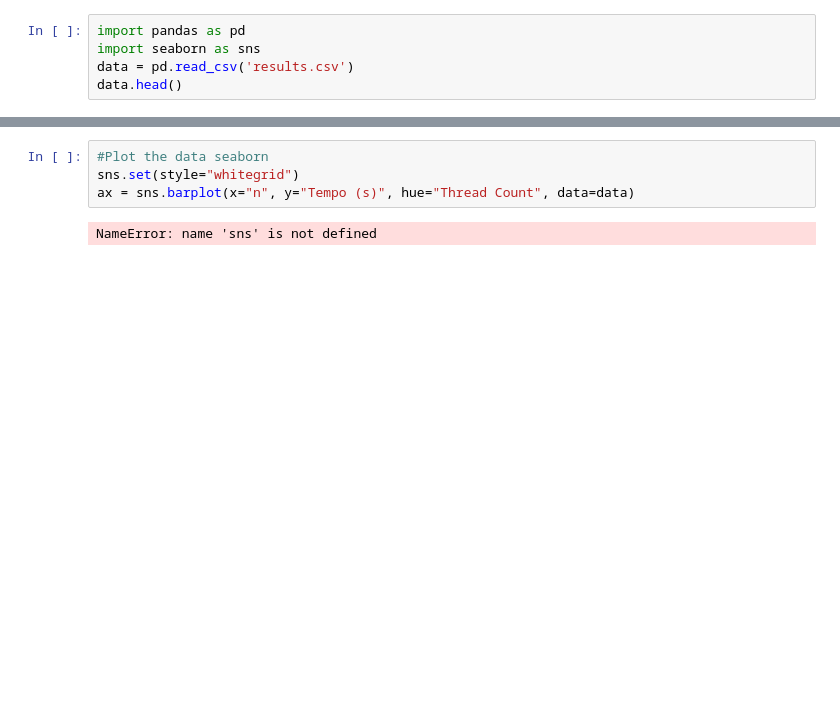
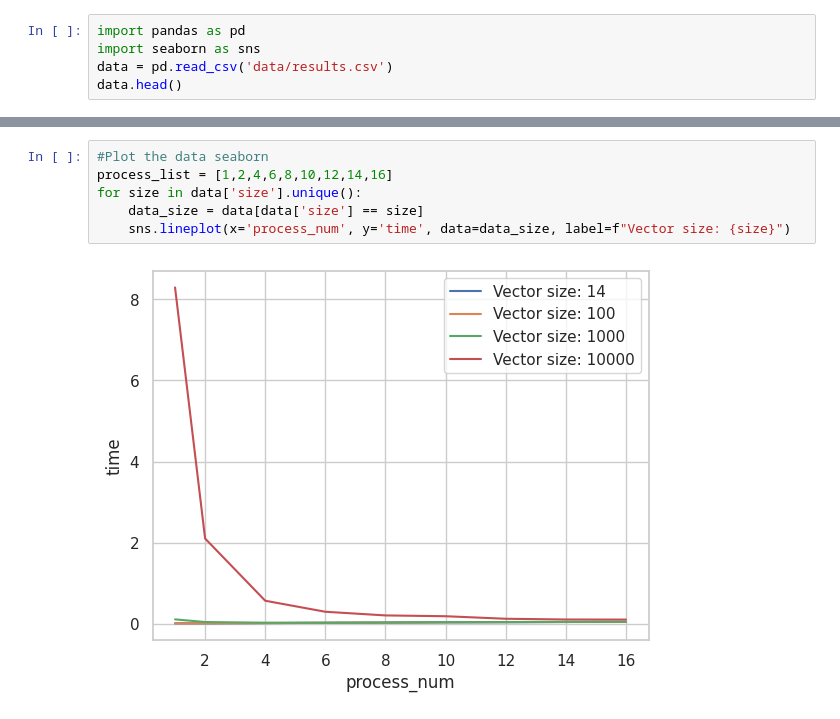
Before and after one commit to kampuzzle/Sistemas-Distribuidos, a Jupyter notebook: Lab01/graficos.ipynb, the cells around one changed output, grey strips where cells are left out. Drawn from its saved outputs; the diff is of its cells as text; blank space fills up the shorter version.

```diff
--- a/Lab01/graficos.ipynb
+++ b/Lab01/graficos.ipynb
@@ -1,6 +1,6 @@
 # %%
 import pandas as pd
 import seaborn as sns
-data = pd.read_csv('results.csv')
+data = pd.read_csv('data/results.csv')
 data.head()
 # %% [output]
@@ -8,6 +13,8 @@ ModuleNotFoundError: No module named 'seaborn'
-# %%
-#Plot the data seaborn
-sns.set(style="whitegrid")
-ax = sns.barplot(x="n", y="Tempo (s)", hue="Thread Count", data=data)
-# %% [output]
-NameError: name 'sns' is not defined
+# %%
+#Plot the data seaborn
+process_list = [1,2,4,6,8,10,12,14,16]
+for size in data['size'].unique():
+    data_size = data[data['size'] == size]
+    sns.lineplot(x='process_num', y='time', data=data_size, label=f"Vector size: {size}")
+# %% [output]
+[figure, added]
```
Also changed, not shown: parts of 2 cells of this notebook, 8 other files.
